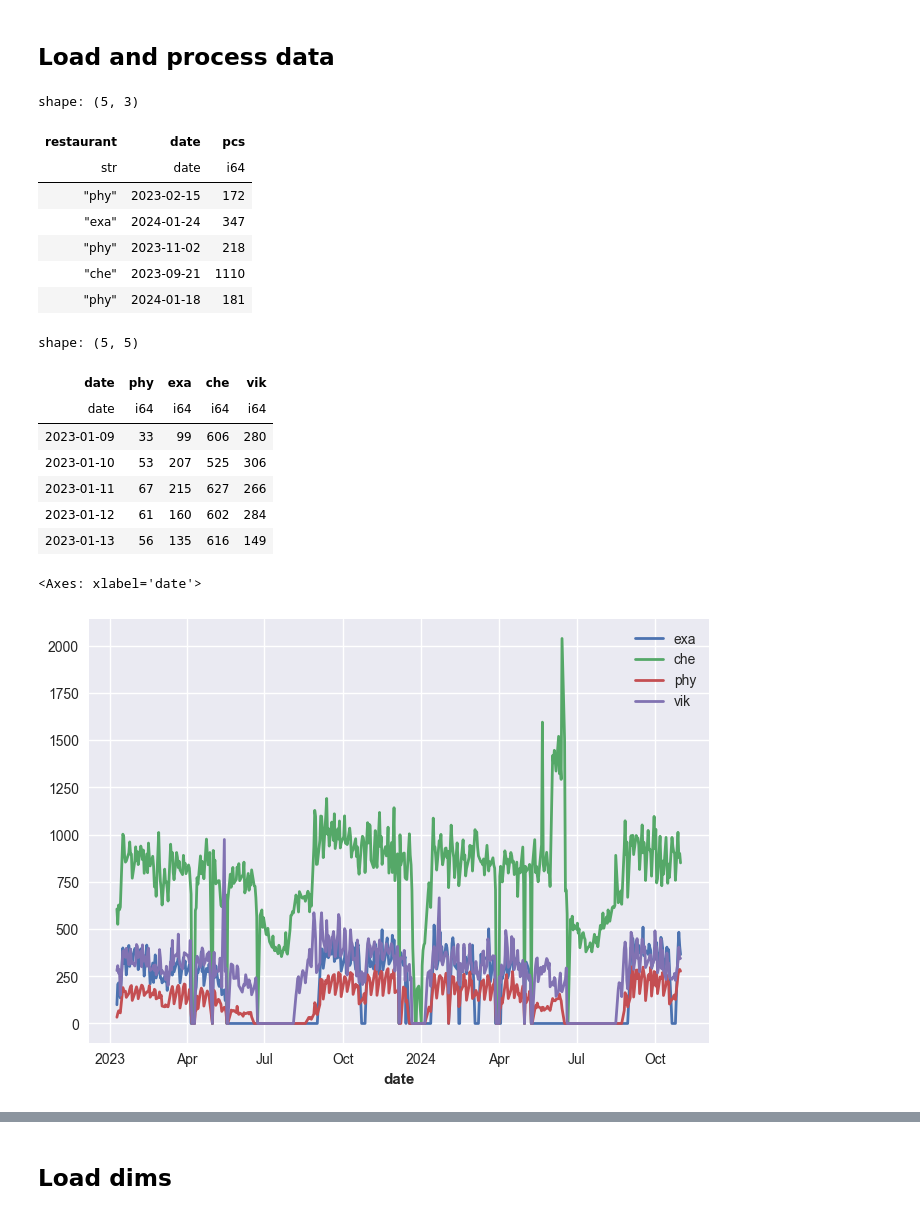
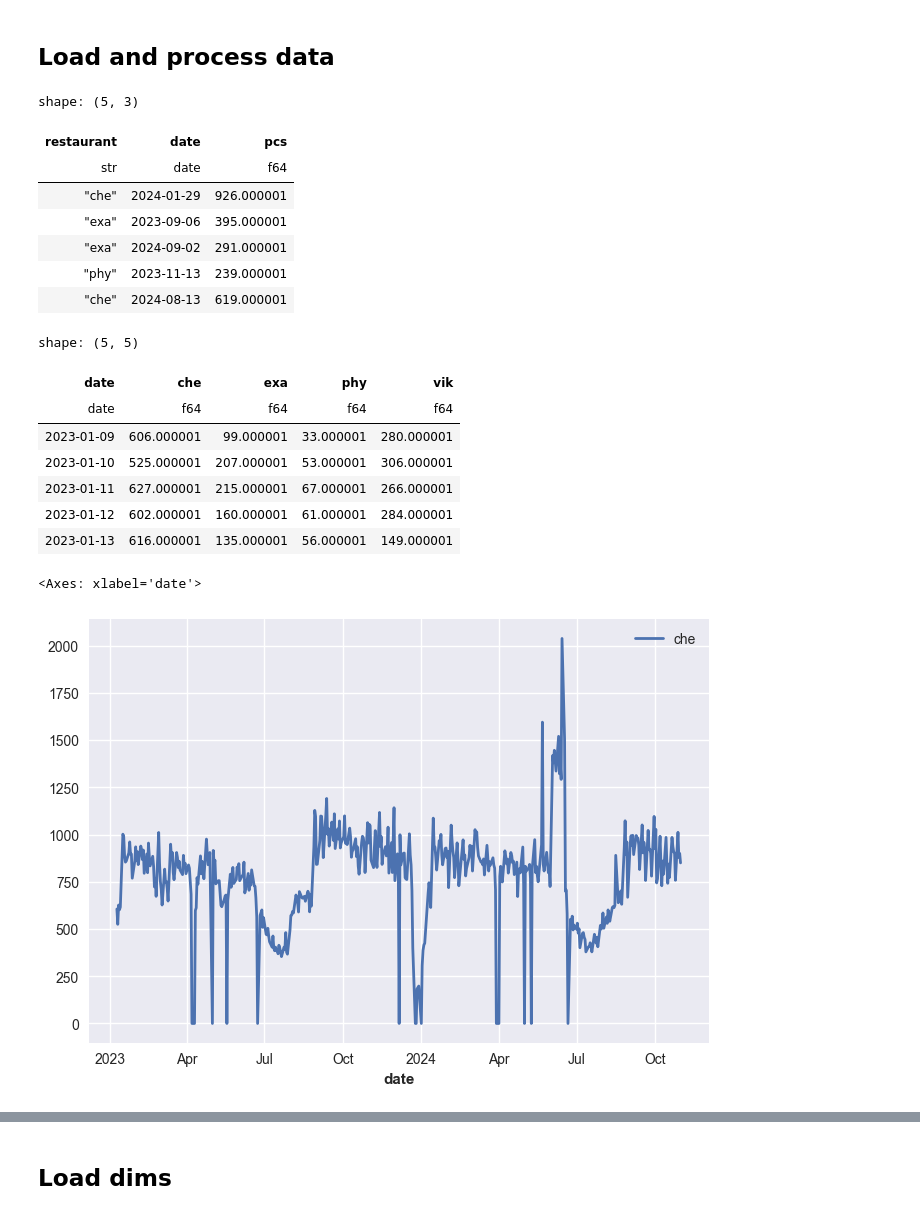
Before and after one commit to Food-Waste-Optimization/Food-Waste-Optimization, a Jupyter notebook: src/whole_pos_forecast/darts.ipynb, the cells around one changed output, grey strips where cells are left out. Cells and saved outputs as stored; diff of their text form; code cells hidden in the pictures.

```diff
--- a/src/whole_pos_forecast/darts.ipynb
+++ b/src/whole_pos_forecast/darts.ipynb
@@ -23,6 +25,8 @@ plt.rcParams.update({'font.size': 8})
 # Load data and dims
 # %% [markdown]
 ## Load and process data
+# %%
+EPS = 1e-6
 # %%
 paths = [
     "data/raw/pos/Sold lunches.csv",
@@ -87,21 +91,24 @@ pos = (
 
 # Trim records out of the range
 DATE_MIN = pl.lit('2023-01-09').str.to_date()
-DATE_MAX = pl.lit('2024-10-31').str.to_date()
+DATE_MAX = pl.lit('2025-03-31').str.to_date()
 pos = (
     pos.filter(pl.col('date') >= DATE_MIN)
+
+    # make it possible for MAPE and log
+    .with_columns((pl.col('pcs') + EPS))
 )
 
 pos.head()
 # %% [output]
 shape: (5, 3)
 | restaurant | date | pcs |
-| str | date | i64 |
-| "phy" | 2023-02-15 | 172 |
-| "exa" | 2024-01-24 | 347 |
-| "phy" | 2023-11-02 | 218 |
-| "che" | 2023-09-21 | 1110 |
-| "phy" | 2024-01-18 | 181 |
+| str | date | f64 |
+| "che" | 2024-01-29 | 926.000001 |
+| "exa" | 2023-09-06 | 395.000001 |
+| "exa" | 2024-09-02 | 291.000001 |
+| "phy" | 2023-11-13 | 239.000001 |
+| "che" | 2024-08-13 | 619.000001 |
 # %%
 pos_final = (
     pos
@@ -112,28 +119,33 @@ pos_final = (
 pos_final.head()
 # %% [output]
 shape: (5, 5)
-| date | phy | exa | che | vik |
-| date | i64 | i64 | i64 | i64 |
-| 2023-01-09 | 33 | 99 | 606 | 280 |
-| 2023-01-10 | 53 | 207 | 525 | 306 |
-| 2023-01-11 | 67 | 215 | 627 | 266 |
-| 2023-01-12 | 61 | 160 | 602 | 284 |
-| 2023-01-13 | 56 | 135 | 616 | 149 |
+| date | che | exa | phy | vik |
+| date | f64 | f64 | f64 | f64 |
+| 2023-01-09 | 606.000001 | 99.000001 | 33.000001 | 280.000001 |
+| 2023-01-10 | 525.000001 | 207.000001 | 53.000001 | 306.000001 |
+| 2023-01-11 | 627.000001 | 215.000001 | 67.000001 | 266.000001 |
+| 2023-01-12 | 602.000001 | 160.000001 | 61.000001 | 284.000001 |
+| 2023-01-13 | 616.000001 | 135.000001 | 56.000001 | 149.000001 |
 # %%
 series = (
     TimeSeries
     .from_dataframe(
         pos_final.to_pandas(),
         time_col='date',
-        value_cols=['exa', 'che', 'phy', 'vik'],
-        fillna_value=0,
+        value_cols=[
+            'che',
+            # 'exa',
+            # 'phy',
+            # 'vik'
+        ],
+        fillna_value=EPS,
         freq='B',
     )
     # .astype(np.float32)
 )
 
 series.plot()
 # %% [output]
 <Axes: xlabel='date'>
-[figure, old version]
+[figure, new version]
 # %%
```
Also changed, not shown: parts of 20 cells of this notebook, 2 other files.
